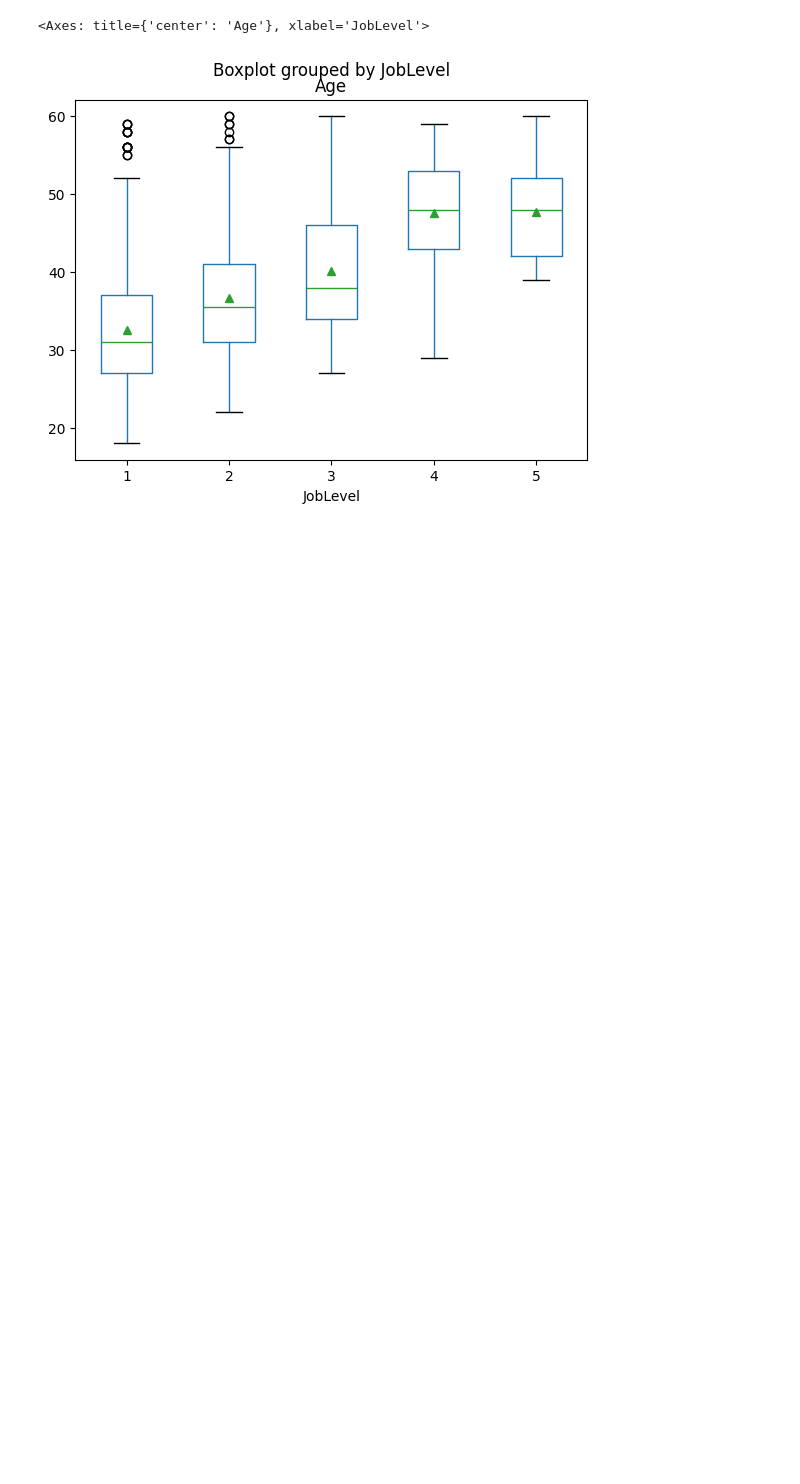
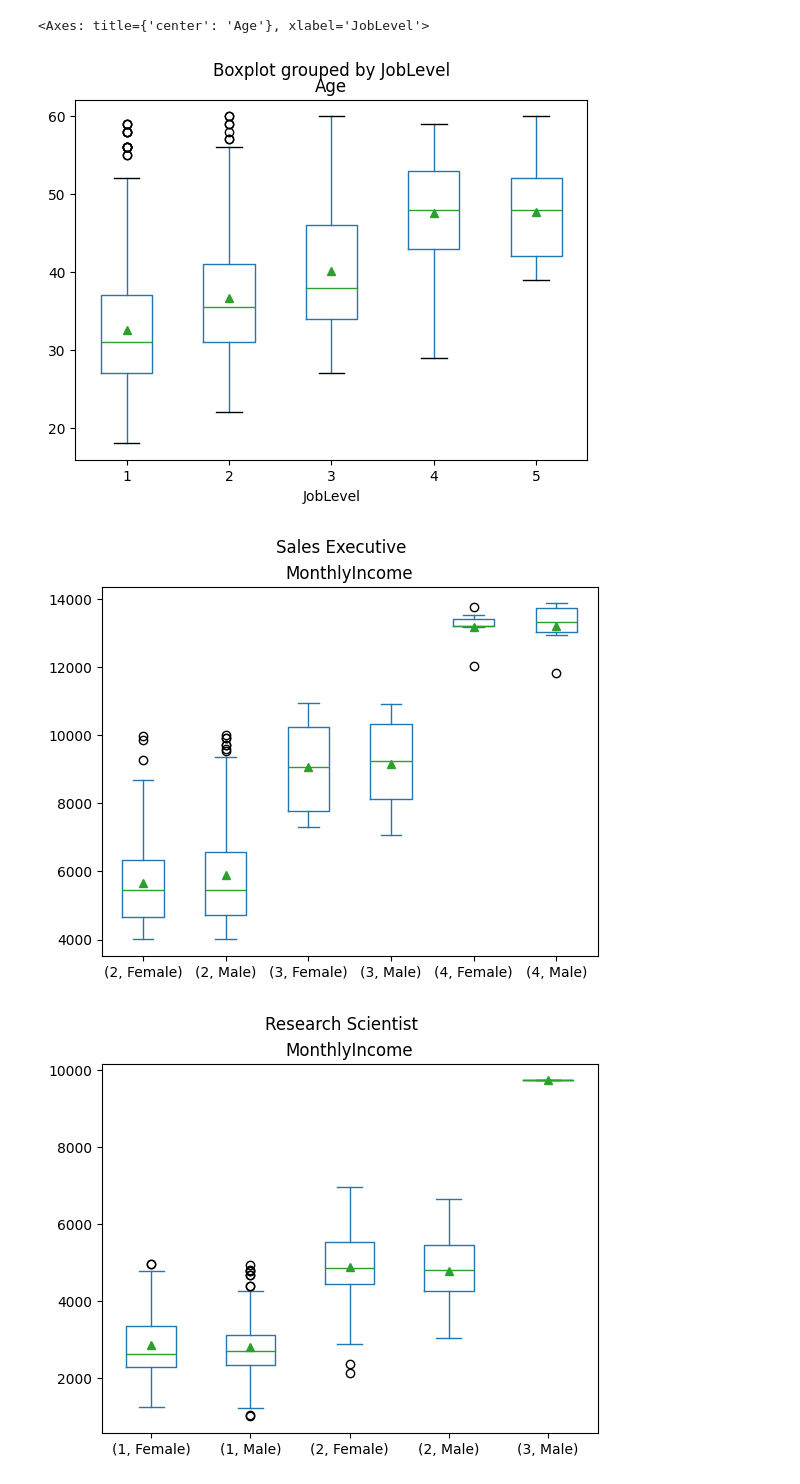
Before and after one commit to ErickVisone/DataScience, a Jupyter notebook: datascience/IBM.ipynb, the cells around one changed output. Drawn from its saved outputs; the diff is of its cells as text; code cells hidden in the pictures; blank space fills up the shorter version.

Commit message:
Include for and title on boxplots

```diff
--- a/datascience/IBM.ipynb
+++ b/datascience/IBM.ipynb
@@ -784,3 +769,10 @@ df.boxplot(column="Age", by="JobLevel", grid= False, showmeans=True)
 # %% [output]
 <Axes: title={'center': 'Age'}, xlabel='JobLevel'>
 [figure]
+# %%
+job_roles = df["JobRole"].unique()
+for job in job_roles:
+    df[df["JobRole"] == job].plot(kind="box", column="MonthlyIncome", by=["JobLevel", "Gender"], grid=False, showmeans=True, title=job)
+# %% [output]
+[figure, added]
+[figure, added]
```
Also changed, not shown: parts of 3 cells of this notebook.
